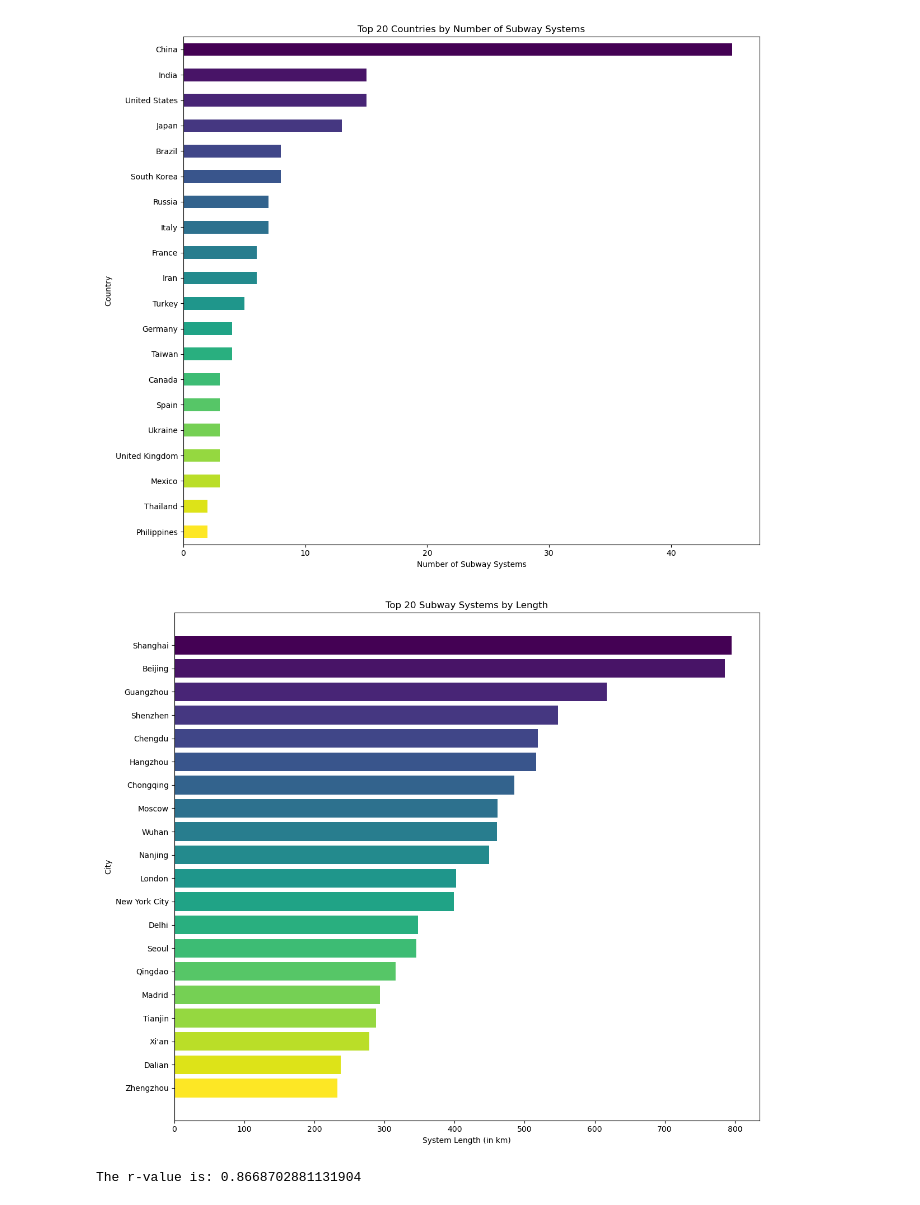
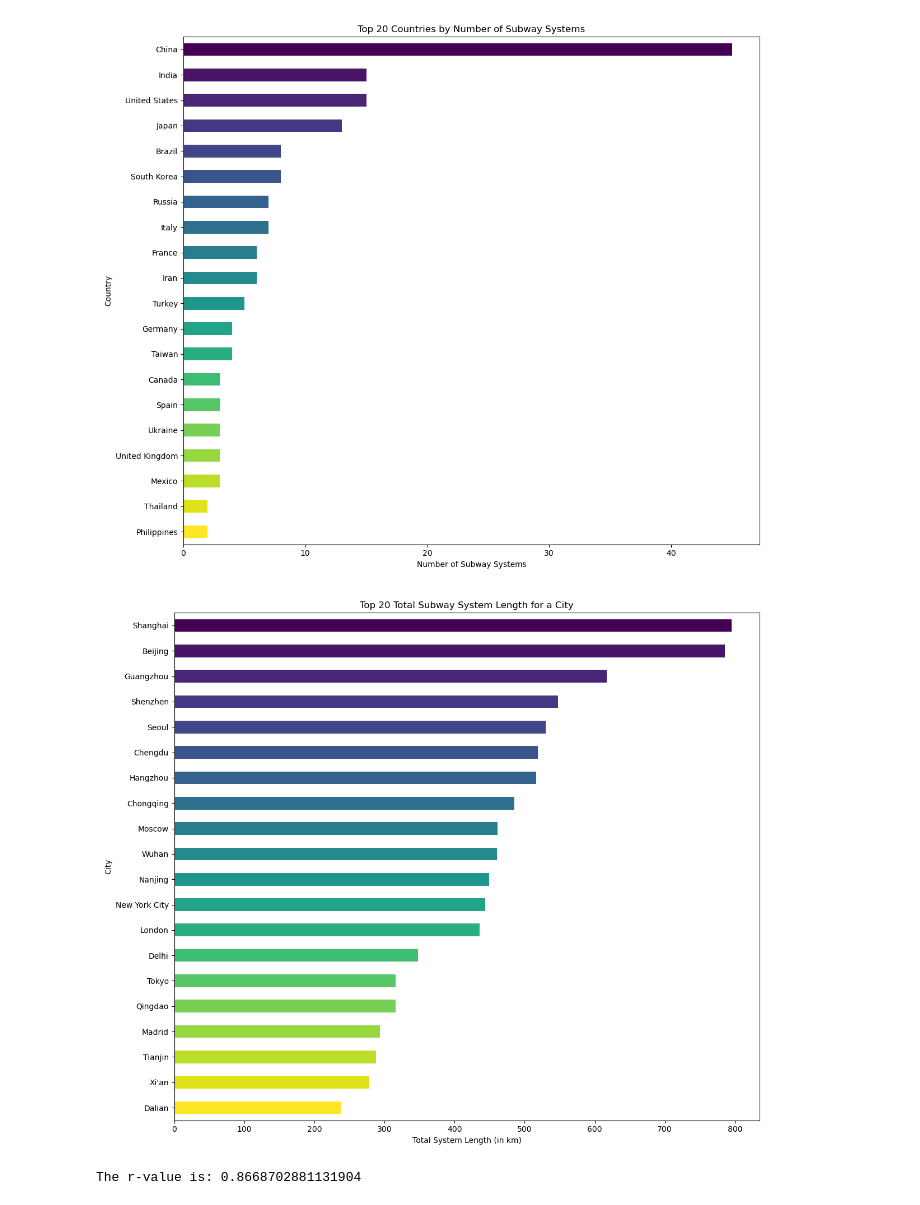
Before and after one commit to gituseraccount1/Project_1, a Jupyter notebook: proj_1.ipynb, the cells around one changed output. Cells and saved outputs as stored; diff of their text form; code cells hidden in the pictures.

Commit message:
even more figures added

```diff
--- a/proj_1.ipynb
+++ b/proj_1.ipynb
@@ -292,26 +292,28 @@ plt.show()
 # %%
 #bar plot top 20 total subway systems length (in Km or miles) by (either by city and/or total for a country) with color of bar by country    D
 
-# needs a sum and groupby!!!!! to differ from A
+# needs a sum and groupby!!!!! to differ from A   See E and use panda plot
 
-top_20_subways = split_transit_df.sort_values("System length (in km)", ascending=False).head(20)
+total_city_subway_length = split_transit_df.groupby("City")["System length (in km)"].sum()
+
+top_20_citysubway_length = total_city_subway_length.sort_values(ascending=False).head(20)
 
 # Create a bar plot
 colors = plt.cm.viridis(np.linspace(0, 1, 20))  # Creating a colormap of 20 colors
 
 plt.figure(figsize=(12, 10))
-plt.barh(top_20_subways["City"], top_20_subways["System length (in km)"], color=colors)
-plt.xlabel("System Length (in km)")
+top_20_citysubway_length.plot(kind="barh", color=colors)
+plt.xlabel("Total System Length (in km)")
 plt.ylabel("City")
-plt.title("Top 20 Subway Systems by Length")
+plt.title("Top 20 Total Subway System Length for a City")
 plt.gca().invert_yaxis()  # To display the subway system with the longest length at the top
 plt.tight_layout()
 # Save the figure
-plt.savefig("TotalLengthVsCity.png")
+plt.savefig("Output/TotalLengthVsCity.png")
 # Show the plot
 plt.show()
 # %% [output]
-[figure, old version]
+[figure, new version]
 # %%
 #scatter plot length of subway systems vs number of subway systems     plot C vs A  and linear regression
 # Scatter plot data
```
Also changed, not shown: parts of 10 cells of this notebook.
